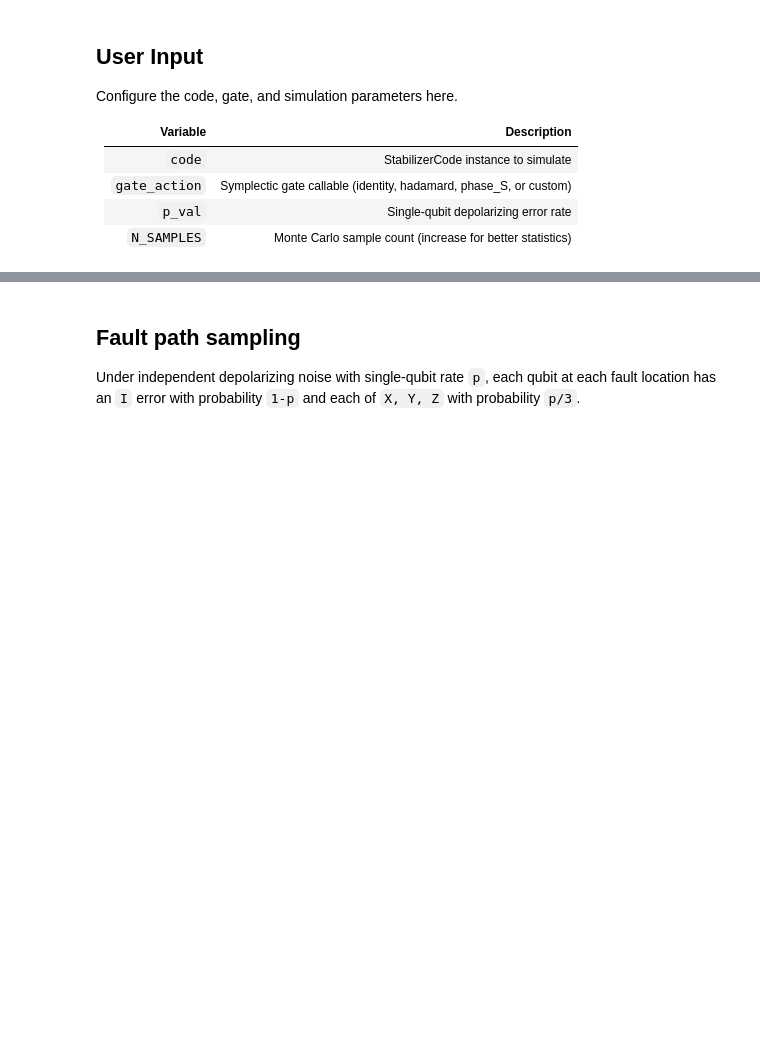
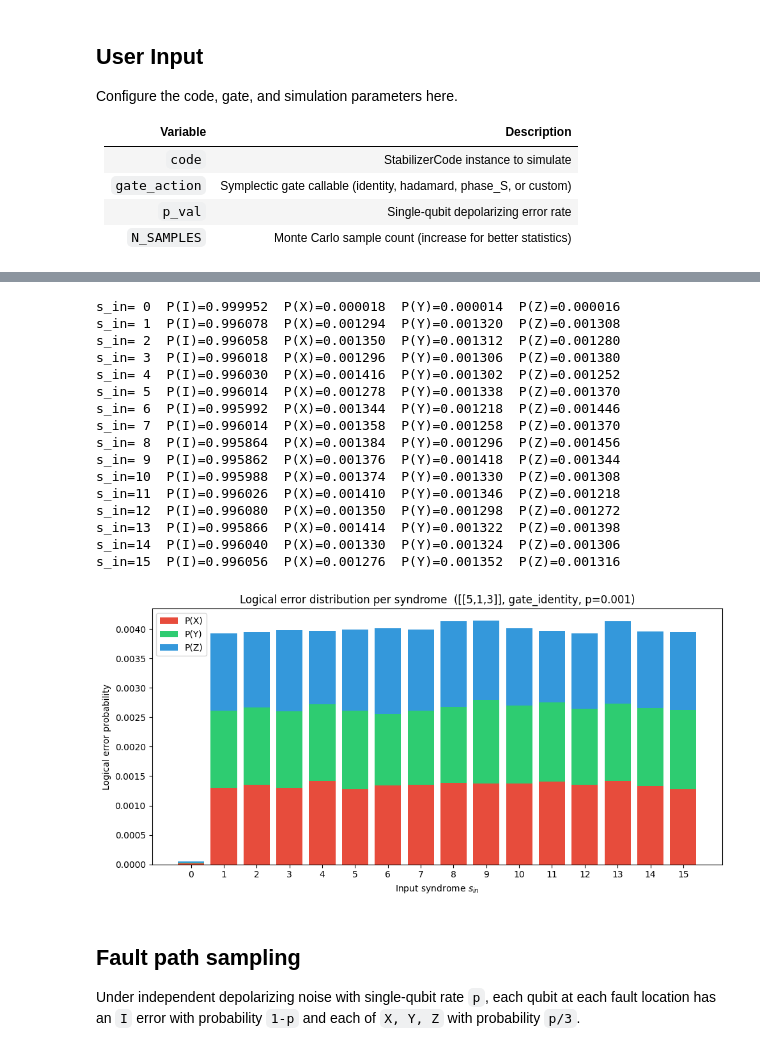
Before and after one commit to YommoY-official/MPQMasters, a Jupyter notebook: ECCODE/exRec_logicalerror_distribution.ipynb, the cells around one changed output, grey strips where cells are left out. Saved outputs shown, nothing was run; the diff lists cells and outputs as text; code cells hidden in the pictures; blank space fills up the shorter version.

```diff
--- a/ECCODE/exRec_logicalerror_distribution.ipynb
+++ b/ECCODE/exRec_logicalerror_distribution.ipynb
@@ -183,3 +308,53 @@ Worked example:  s_in=0, P_before=IXIII, P_after=IIIII, gate=X (trivial)
+# %%
+# --- Run MC for all 16 syndromes and plot stacked P(X), P(Y), P(Z) ---
+
+n_syn = code.n_syndromes
+probs = np.zeros((n_syn, 4))  # columns: I, X, Y, Z
+
+for s in range(n_syn):
+    counts_L, _ = monte_carlo_distribution(
+        code, gate, p=p_val, s_in=s, n_samples=N_SAMPLES, seed=42 + s
+    )
+    probs[s] = counts_L / counts_L.sum()
+    print(f's_in={s:2d}  P(I)={probs[s,0]:.6f}  P(X)={probs[s,1]:.6f}  '
+          f'P(Y)={probs[s,2]:.6f}  P(Z)={probs[s,3]:.6f}')
+
+# --- Stacked bar chart ---
+fig, ax = plt.subplots(figsize=(10, 5))
+
+x = np.arange(n_syn)
+px, py, pz = probs[:, 1], probs[:, 2], probs[:, 3]
+
+ax.bar(x, px, label='P(X)', color='#e74c3c')
+ax.bar(x, py, bottom=px, label='P(Y)', color='#2ecc71')
+ax.bar(x, pz, bottom=px + py, label='P(Z)', color='#3498db')
+
+ax.set_xlabel('Input syndrome $s_{in}$')
+ax.set_ylabel('Logical error probability')
+ax.set_title(f'Logical error distribution per syndrome  '
+             f'({code.name}, {gate.__name__}, p={p_val})')
+ax.set_xticks(x)
+ax.legend()
+plt.tight_layout()
+plt.show()
+# %% [output]
+s_in= 0  P(I)=0.999952  P(X)=0.000018  P(Y)=0.000014  P(Z)=0.000016
+s_in= 1  P(I)=0.996078  P(X)=0.001294  P(Y)=0.001320  P(Z)=0.001308
+s_in= 2  P(I)=0.996058  P(X)=0.001350  P(Y)=0.001312  P(Z)=0.001280
+s_in= 3  P(I)=0.996018  P(X)=0.001296  P(Y)=0.001306  P(Z)=0.001380
+s_in= 4  P(I)=0.996030  P(X)=0.001416  P(Y)=0.001302  P(Z)=0.001252
+s_in= 5  P(I)=0.996014  P(X)=0.001278  P(Y)=0.001338  P(Z)=0.001370
+s_in= 6  P(I)=0.995992  P(X)=0.001344  P(Y)=0.001218  P(Z)=0.001446
+s_in= 7  P(I)=0.996014  P(X)=0.001358  P(Y)=0.001258  P(Z)=0.001370
+s_in= 8  P(I)=0.995864  P(X)=0.001384  P(Y)=0.001296  P(Z)=0.001456
+s_in= 9  P(I)=0.995862  P(X)=0.001376  P(Y)=0.001418  P(Z)=0.001344
+s_in=10  P(I)=0.995988  P(X)=0.001374  P(Y)=0.001330  P(Z)=0.001308
+s_in=11  P(I)=0.996026  P(X)=0.001410  P(Y)=0.001346  P(Z)=0.001218
+s_in=12  P(I)=0.996080  P(X)=0.001350  P(Y)=0.001298  P(Z)=0.001272
+s_in=13  P(I)=0.995866  P(X)=0.001414  P(Y)=0.001322  P(Z)=0.001398
+s_in=14  P(I)=0.996040  P(X)=0.001330  P(Y)=0.001324  P(Z)=0.001306
+s_in=15  P(I)=0.996056  P(X)=0.001276  P(Y)=0.001352  P(Z)=0.001316
+[figure, added]
 # %% [markdown]
 ## Fault path sampling
 Under independent depolarizing noise with single-qubit rate `p`, each qubit at each fault location has an `I` error with probability `1-p` and each of `X, Y, Z` with probability `p/3`.
```
Also changed, not shown: parts of 12 cells of this notebook.
